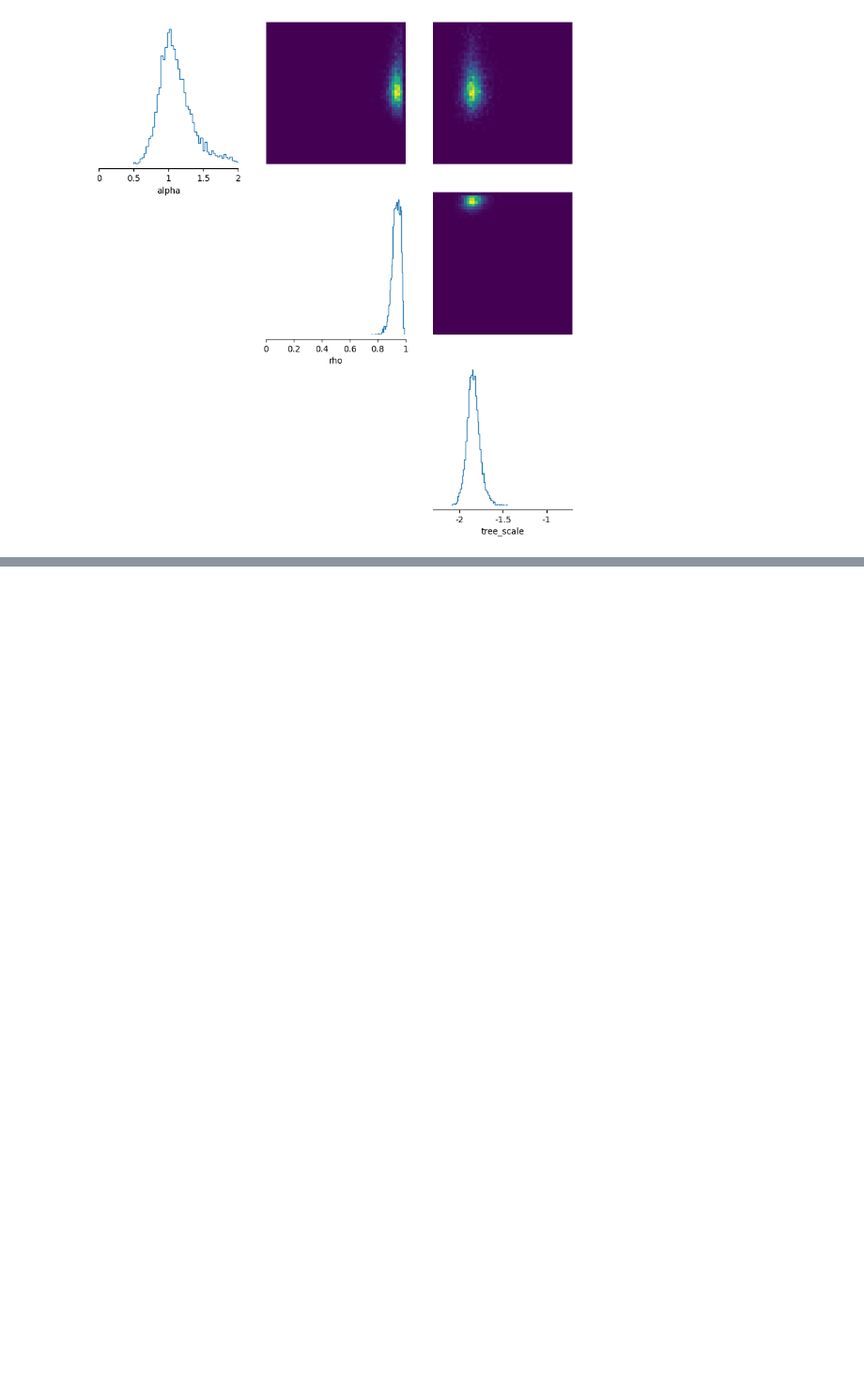
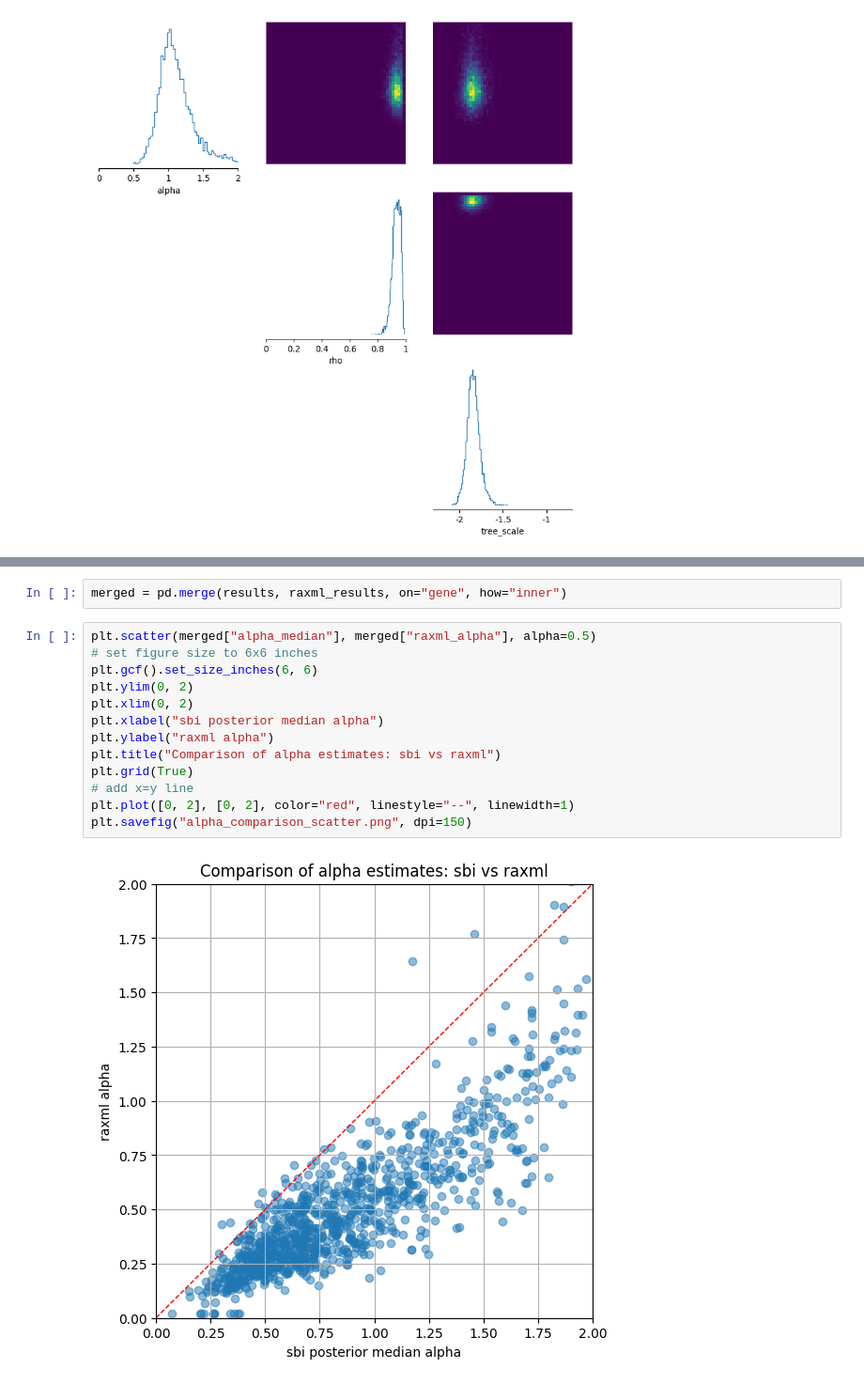
Before and after one commit to elyawy/rateAutoCorrelation, a Jupyter notebook: empirical_analysis/analysis.ipynb, the cells around one changed output, grey strips where cells are left out. Shown at 94% size. Cells and saved outputs as stored; diff of their text form; blank space fills up the shorter version.

```diff
--- a/empirical_analysis/analysis.ipynb
+++ b/empirical_analysis/analysis.ipynb
@@ -177,3 +214,20 @@ plt.show()
+# %%
+merged = pd.merge(results, raxml_results, on="gene", how="inner")
+# %%
+plt.scatter(merged["alpha_median"], merged["raxml_alpha"], alpha=0.5)
+# set figure size to 6x6 inches
+plt.gcf().set_size_inches(6, 6)
+plt.ylim(0, 2)
+plt.xlim(0, 2)
+plt.xlabel("sbi posterior median alpha")
+plt.ylabel("raxml alpha")
+plt.title("Comparison of alpha estimates: sbi vs raxml")
+plt.grid(True)
+# add x=y line
+plt.plot([0, 2], [0, 2], color="red", linestyle="--", linewidth=1)
+plt.savefig("alpha_comparison_scatter.png", dpi=150)
+# %% [output]
+[figure, added]
 # %%
 mask = results["alpha_median"] < 1.0
 
```
Also changed, not shown: parts of 7 cells of this notebook, 12 other files.
